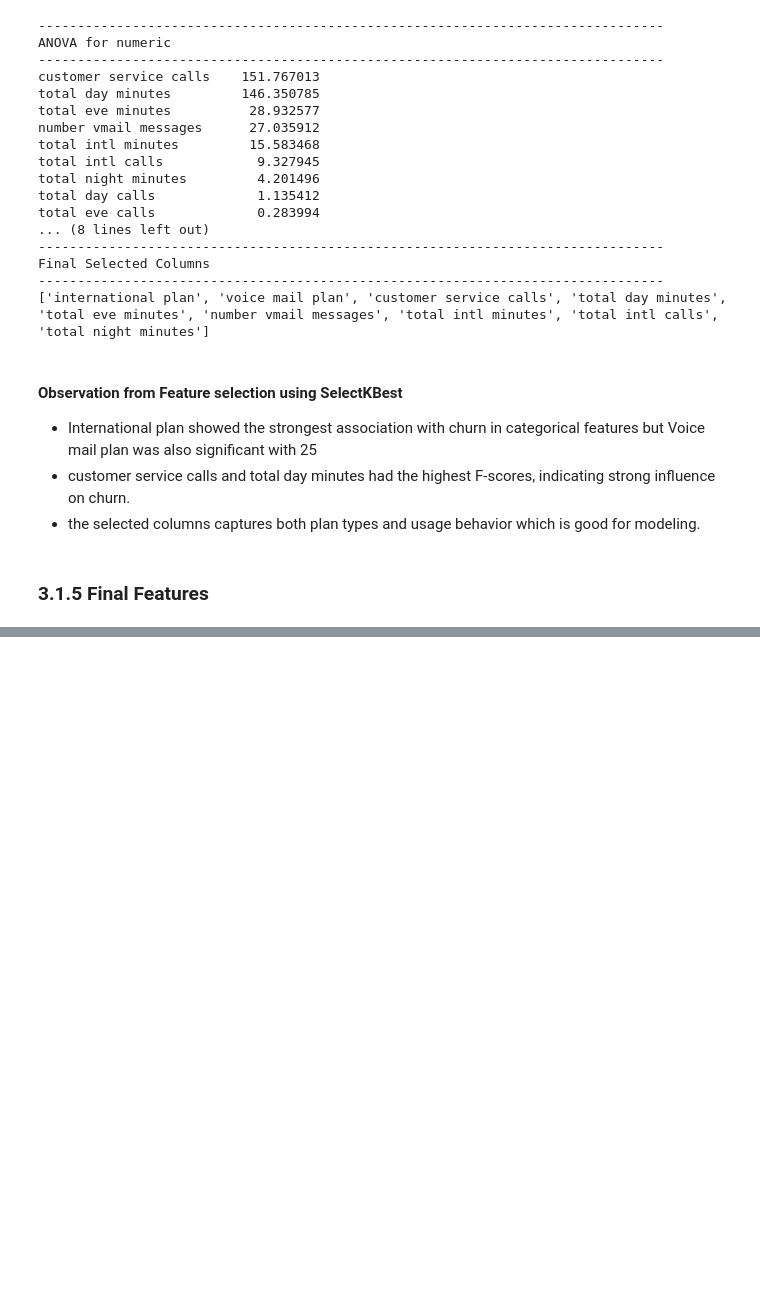
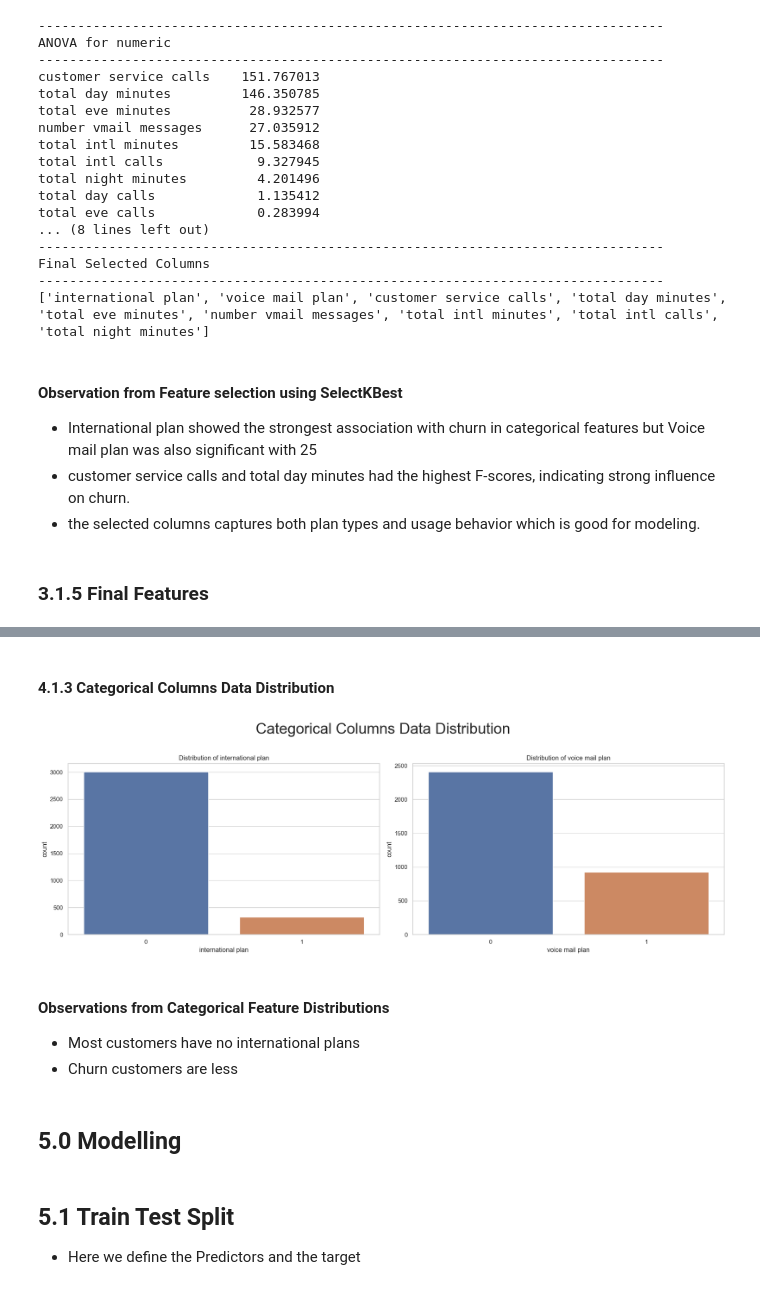
Before and after one commit to KaiFa254/Churn-in-Telecom-s-Phase-3-project, a Jupyter notebook: SyriaTel_Churn.ipynb, the cells around one changed output, grey strips where cells are left out. Drawn from its saved outputs; the diff is of its cells as text; code cells hidden in the pictures; blank space fills up the shorter version.

```diff
--- a/SyriaTel_Churn.ipynb
+++ b/SyriaTel_Churn.ipynb
@@ -326,0 +357,26 @@ memory usage: 221.5 KB
+# %% [markdown]
+#### 4.1.3 Categorical Columns Data Distribution
+# %%
+cat_columns = df_selected[['international plan', 'voice mail plan']].columns
+fig, axes = plt.subplots(1,2,figsize=(18,6))
+
+for ax, col in zip(axes,cat_columns):
+    sns.countplot(data=df_selected,x=col,ax=ax)
+    ax.set_title((f'Distribution of {col}'))
+
+
+fig.suptitle("Categorical Columns Data Distribution",fontsize=28,y=1.02)
+plt.tight_layout()
+plt.show()
+# %% [output]
+[figure, added]
+# %% [markdown]
+#### Observations from Categorical Feature Distributions
+
+- Most customers have no international plans
+- Churn customers are less
+# %% [markdown]
+## 5.0 Modelling
+# %% [markdown]
+## 5.1 Train Test Split
+- Here we define the Predictors and the target
```
Also changed, not shown: parts of 15 cells of this notebook.
